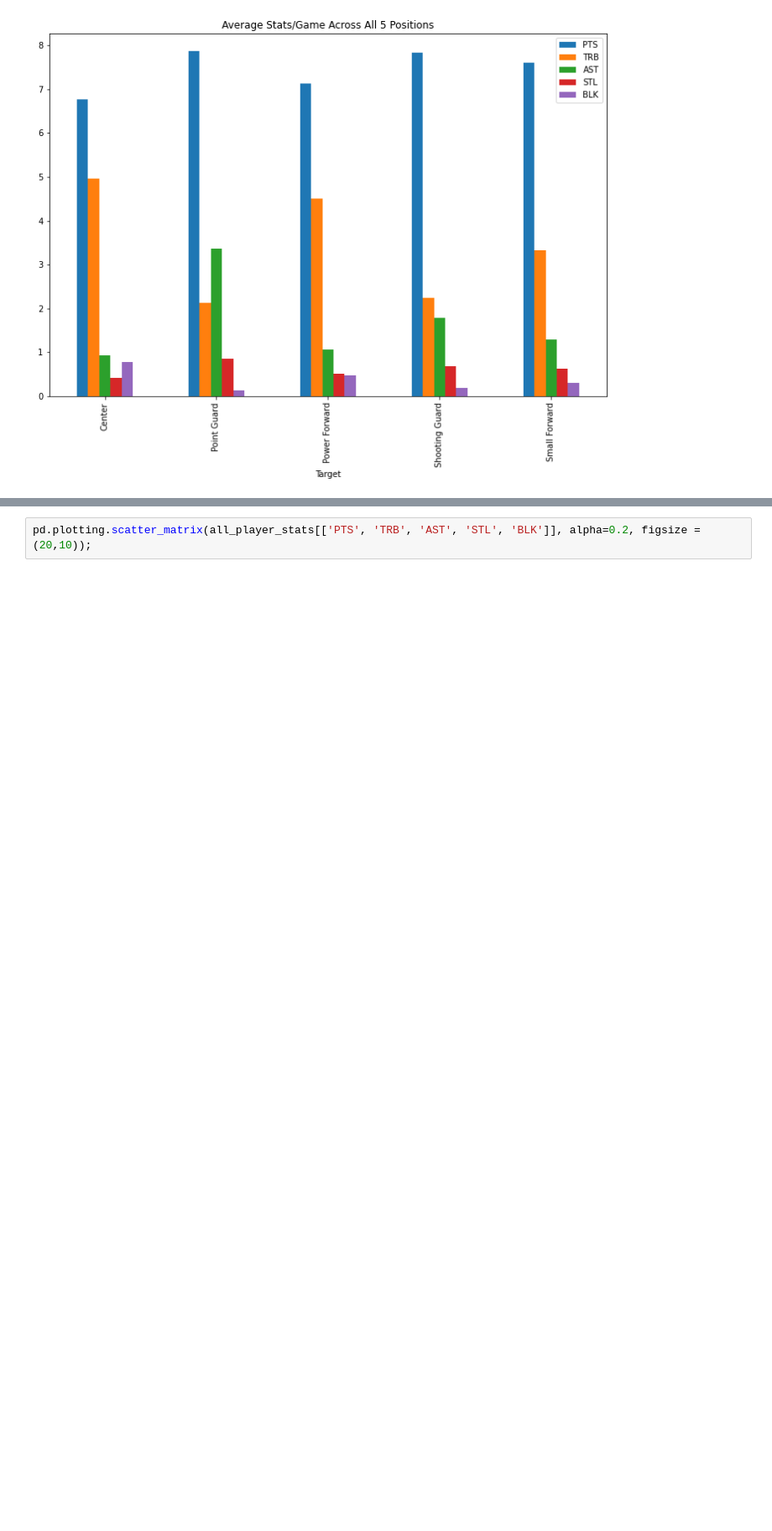
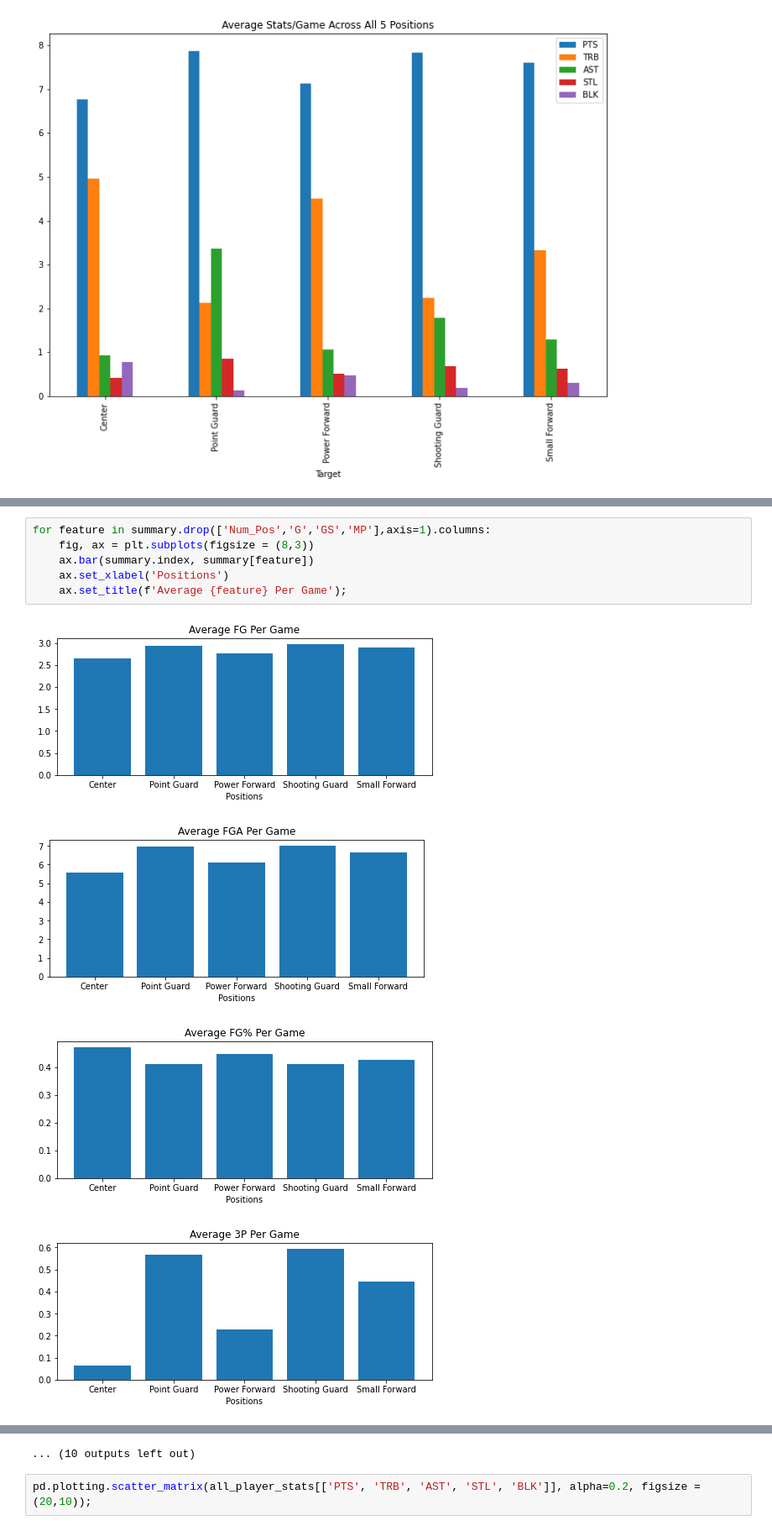
Before and after one commit to wjlau/capstone3, a Jupyter notebook: predicting_player_positions.ipynb, the cells around one changed output, grey strips where cells are left out. Shown at 84% size. Cells and saved outputs as stored; diff of their text form; blank space fills up the shorter version.

```diff
--- a/predicting_player_positions.ipynb
+++ b/predicting_player_positions.ipynb
@@ -213,0 +212,11 @@ for feature in ['PTS', 'TRB', 'AST', 'STL', 'BLK']:
+# %%
+for feature in summary.drop(['Num_Pos','G','GS','MP'],axis=1).columns:
+    fig, ax = plt.subplots(figsize = (8,3))
+    ax.bar(summary.index, summary[feature])
+    ax.set_xlabel('Positions')
+    ax.set_title(f'Average {feature} Per Game');
+# %% [output]
+[figure, added]
+[figure, added]
+[figure, added]
+[figure, added]
@@ -214,3 +231,4 @@ for feature in ['PTS', 'TRB', 'AST', 'STL', 'BLK']:
+... (10 outputs left out)
 # %%
 pd.plotting.scatter_matrix(all_player_stats[['PTS', 'TRB', 'AST', 'STL', 'BLK']], alpha=0.2, figsize = (20,10));
 # %% [output]
```
Also changed, not shown: parts of 39 cells of this notebook.
